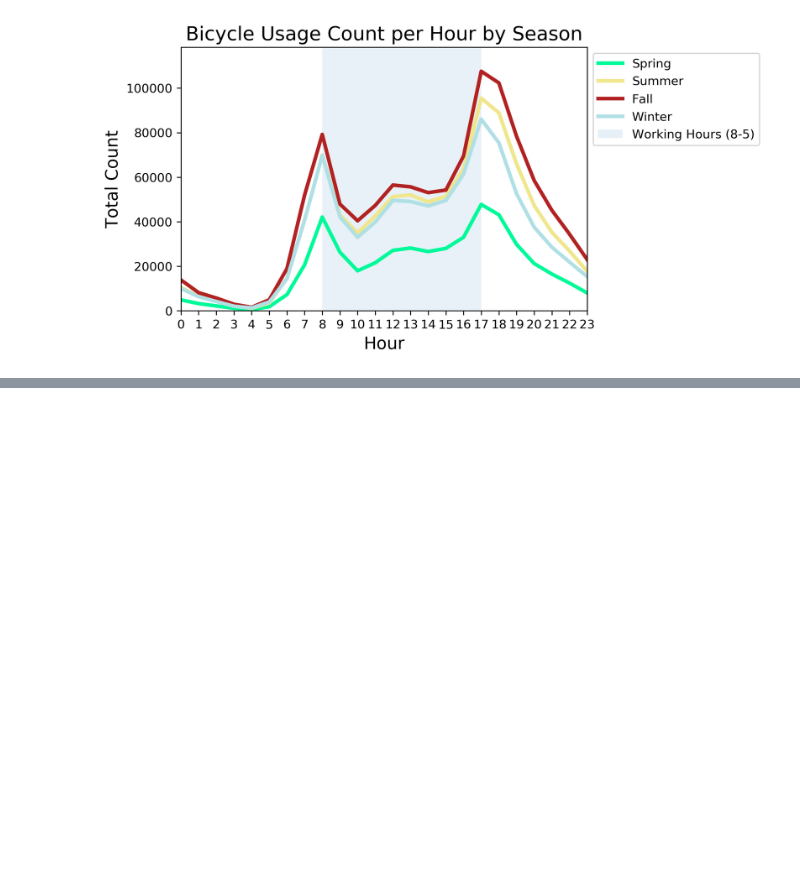
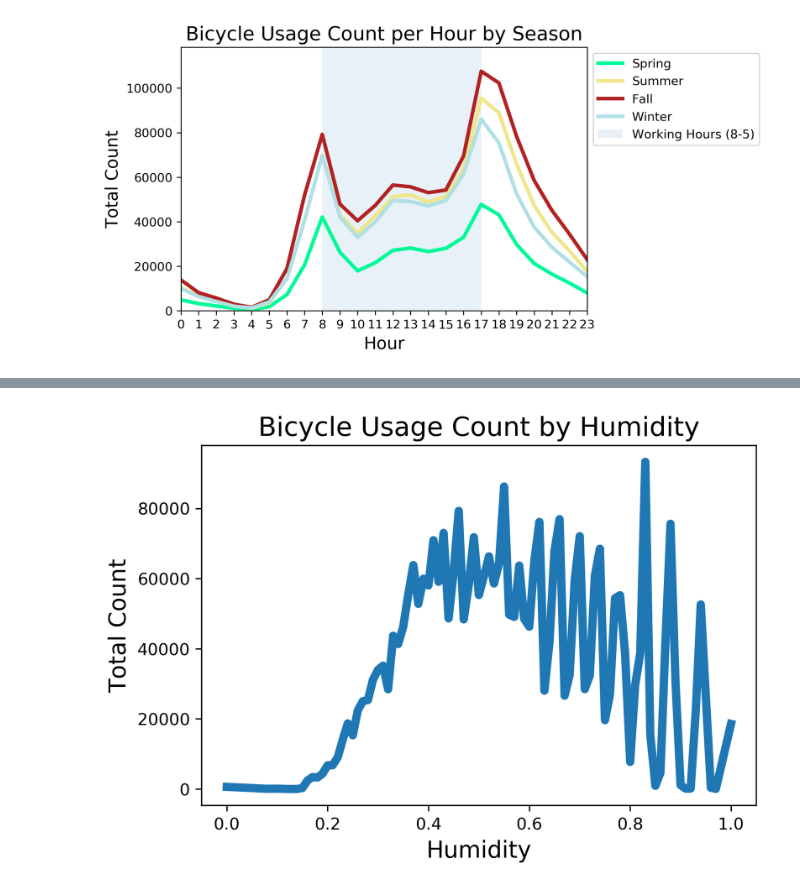
Before and after one commit to NathanHergenreter/CS574_BikeSharing, a Jupyter notebook: data_analysis.ipynb, the cells around one changed output, grey strips where cells are left out. Drawn from its saved outputs; the diff is of its cells as text; code cells hidden in the pictures; blank space fills up the shorter version.

```diff
--- a/data_analysis.ipynb
+++ b/data_analysis.ipynb
@@ -272 +308,19 @@ plt.show()
 [figure]
+# %%
+# Sum for each hour
+hum_df = bike_sharing_df[['hum','cnt']]
+hum_gk = hum_df.groupby('hum')
+hum_XY = hum_gk.sum()
+
+# Plot change in count over hour
+plt.plot(hum_XY.index.values.tolist(), hum_XY.cnt, lw=5, label='Humidity')
+
+# Plot beautification
+# Labels
+plt.title('Bicycle Usage Count by Humidity', fontsize=16)
+plt.xlabel('Humidity', fontsize=14)
+plt.ylabel('Total Count', fontsize=14)
+
+plt.show()
+# %% [output]
+[figure, added]
```
Also changed, not shown: parts of 7 cells of this notebook.
